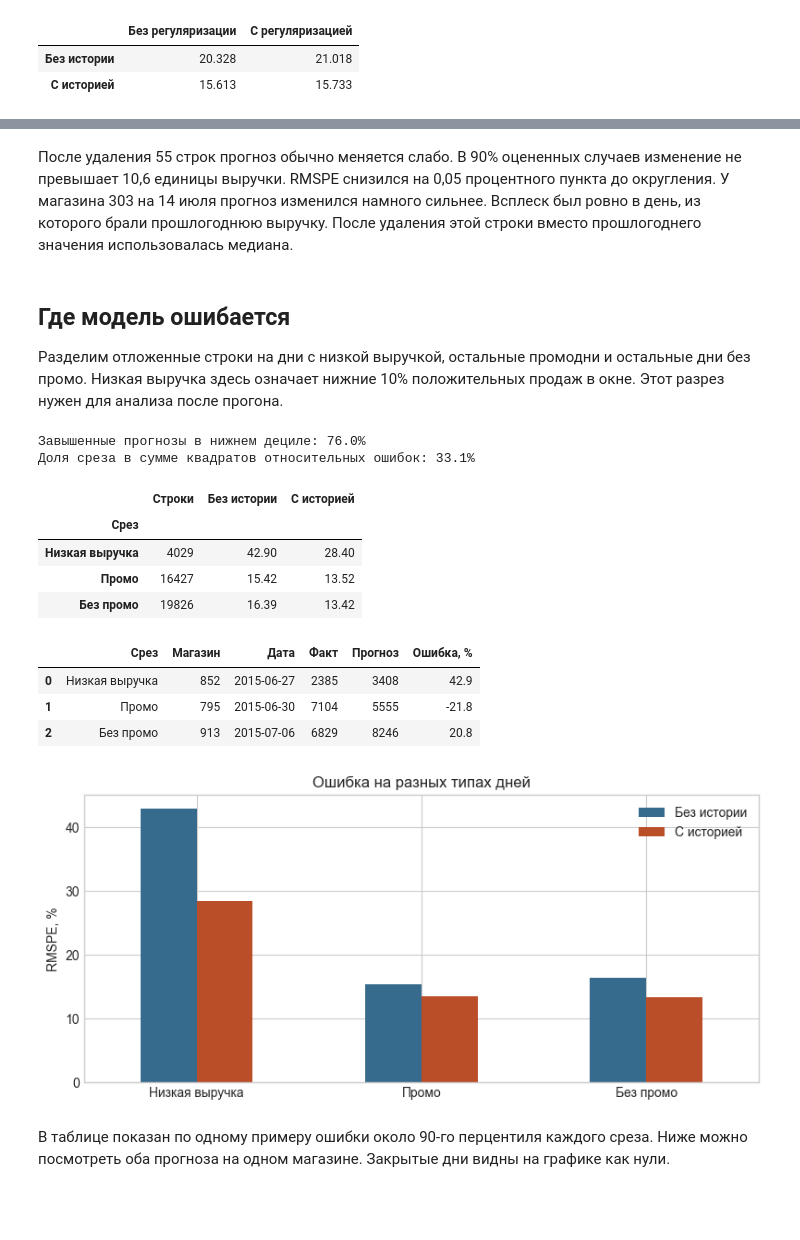
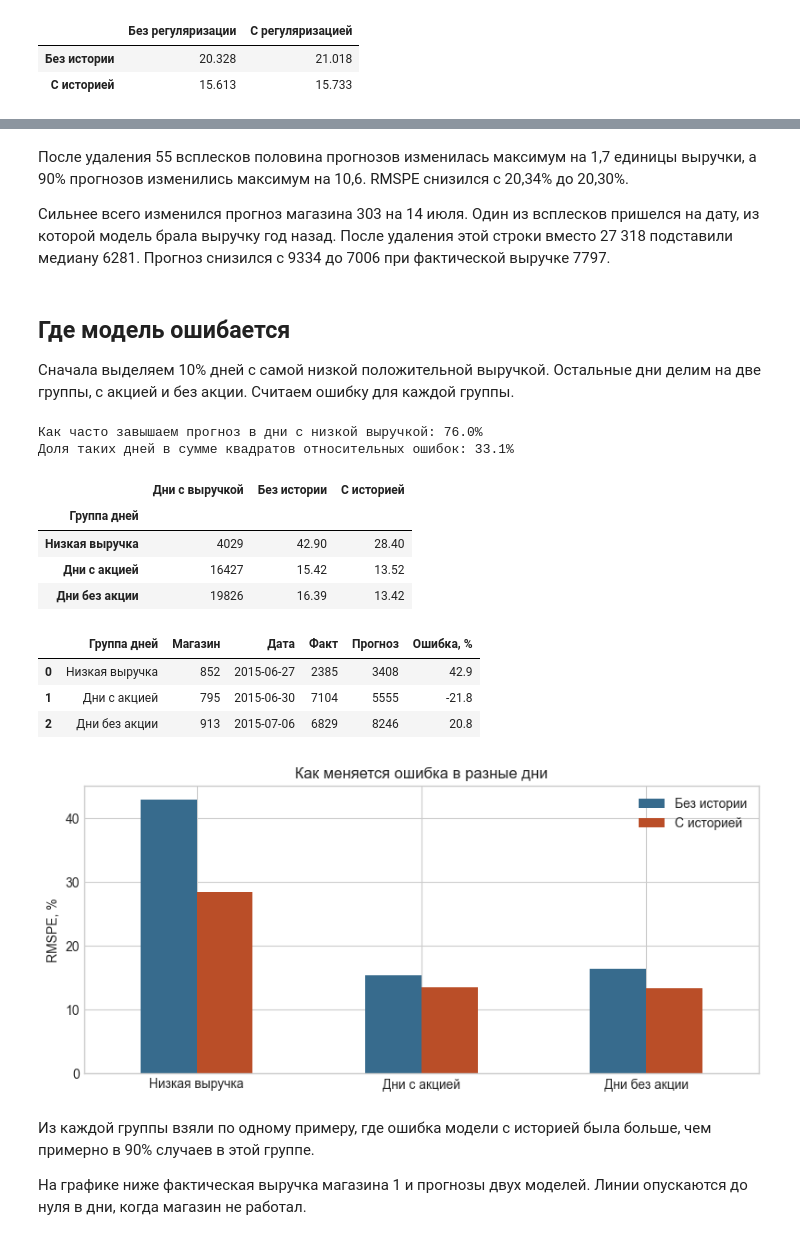
Before and after one commit to PikaChuChuMF/RnD-ML-Course-2026-2, a Jupyter notebook: notebooks/analysis.ipynb, the cells around one changed output, grey strips where cells are left out. Drawn from its saved outputs; the diff is of its cells as text; code cells hidden in the pictures; blank space fills up the shorter version.

```diff
--- a/notebooks/analysis.ipynb
+++ b/notebooks/analysis.ipynb
@@ -157,14 +158,14 @@ display(comparison.round(3))
 labels = {
     "trend": "Без тренда / с трендом",
     "last_year": "Без прошлого года / с прошлым годом",
-    "spikes": "Среднее / медиана на магазинах со всплесками",
+    "spikes": "Среднее / медиана для магазинов со всплесками",
 }
 checks = []
 for key, label in labels.items():
     first, second = report["research_checks"][key].values()
     checks.append({
         "Сравнение": label,
-        "Строки": first["rows"],
+        "Дни с выручкой": first["rows"],
         "RMSPE варианта 1, %": first["rmspe"] * 100,
         "RMSPE варианта 2, %": second["rmspe"] * 100,
     })
@@ -224,66 +224,67 @@ plt.show()
 # %% [markdown]
-После удаления 55 строк прогноз обычно меняется слабо. В 90% оцененных случаев изменение не превышает 10,6 единицы выручки. RMSPE снизился на 0,05 процентного пункта до округления.
-У магазина 303 на 14 июля прогноз изменился намного сильнее. Всплеск был ровно в день, из которого брали прошлогоднюю выручку. После удаления этой строки вместо прошлогоднего значения использовалась медиана.
+После удаления 55 всплесков половина прогнозов изменилась максимум на 1,7 единицы выручки, а 90% прогнозов изменились максимум на 10,6. RMSPE снизился с 20,34% до 20,30%.
+
+Сильнее всего изменился прогноз магазина 303 на 14 июля. Один из всплесков пришелся на дату, из которой модель брала выручку год назад. После удаления этой строки вместо 27 318 подставили медиану 6281. Прогноз снизился с 9334 до 7006 при фактической выручке 7797.
 # %% [markdown]
 ## Где модель ошибается
 
-Разделим отложенные строки на дни с низкой выручкой, остальные промодни и остальные дни без промо.
-Низкая выручка здесь означает нижние 10% положительных продаж в окне. Этот разрез нужен для анализа после прогона.
+Сначала выделяем 10% дней с самой низкой положительной выручкой. Остальные дни делим на две группы, с акцией и без акции. Считаем ошибку для каждой группы.
 # %%
 low = scored["Sales"] <= scored["Sales"].quantile(0.10)
 groups = {
     "Низкая выручка": scored.loc[low],
-    "Промо": scored.loc[~low & scored["Promo"].eq(1)],
-    "Без промо": scored.loc[~low & scored["Promo"].eq(0)],
+    "Дни с акцией": scored.loc[~low & scored["Promo"].eq(1)],
+    "Дни без акции": scored.loc[~low & scored["Promo"].eq(0)],
 }
 
 slices = []
 examples = []
 for label, rows in groups.items():
     errors = rows[list(names)].sub(rows["Sales"], axis=0).div(rows["Sales"], axis=0)
     rmspe = errors.pow(2).mean().pow(0.5).mul(100)
-    slices.append({"Срез": label, "Строки": len(rows), **rmspe.rename(names).to_dict()})
+    slices.append({"Группа дней": label, "Дни с выручкой": len(rows), **rmspe.rename(names).to_dict()})
     relative = errors["with_history"].abs()
     example = rows.loc[(relative - relative.quantile(0.9)).abs().idxmin()]
     examples.append({
-        "Срез": label,
+        "Группа дней": label,
         "Магазин": example["Store"],
         "Дата": example["Date"].date(),
         "Факт": example["Sales"],
         "Прогноз": round(example["with_history"]),
         "Ошибка, %": round(100 * (example["with_history"] / example["Sales"] - 1), 1),
     })
 
-by_slice = pd.DataFrame(slices).set_index("Срез")
+by_slice = pd.DataFrame(slices).set_index("Группа дней")
 signed_error = scored["with_history"] / scored["Sales"] - 1
 overprediction = signed_error.loc[low].gt(0).mean()
 error_share = signed_error.loc[low].pow(2).sum() / signed_error.pow(2).sum()
-print(f"Завышенные прогнозы в нижнем дециле: {overprediction:.1%}")
-print(f"Доля среза в сумме квадратов относительных ошибок: {error_share:.1%}")
+print(f"Как часто завышаем прогноз в дни с низкой выручкой: {overprediction:.1%}")
+print(f"Доля таких дней в сумме квадратов относительных ошибок: {error_share:.1%}")
 display(by_slice.round(2))
 display(pd.DataFrame(examples))
 ax = by_slice[list(names.values())].plot(
     kind="bar", rot=0, figsize=(8, 3.8), color=["#376b8d", "#ba4e28"]
 )
-ax.set(title="Ошибка на разных типах дней", xlabel="", ylabel="RMSPE, %")
+ax.set(title="Как меняется ошибка в разные дни", xlabel="", ylabel="RMSPE, %")
 plt.tight_layout()
 plt.show()
 # %% [output]
-Завышенные прогнозы в нижнем дециле: 76.0%
-Доля среза в сумме квадратов относительных ошибок: 33.1%
+Как часто завышаем прогноз в дни с низкой выручкой: 76.0%
+Доля таких дней в сумме квадратов относительных ошибок: 33.1%
-|  | Строки | Без истории | С историей |
-| Срез |  |  |  |
+|  | Дни с выручкой | Без истории | С историей |
+| Группа дней |  |  |  |
 | Низкая выручка | 4029 | 42.90 | 28.40 |
-| Промо | 16427 | 15.42 | 13.52 |
-| Без промо | 19826 | 16.39 | 13.42 |
+| Дни с акцией | 16427 | 15.42 | 13.52 |
+| Дни без акции | 19826 | 16.39 | 13.42 |
-|  | Срез | Магазин | Дата | Факт | Прогноз | Ошибка, % |
+|  | Группа дней | Магазин | Дата | Факт | Прогноз | Ошибка, % |
 | 0 | Низкая выручка | 852 | 2015-06-27 | 2385 | 3408 | 42.9 |
-| 1 | Промо | 795 | 2015-06-30 | 7104 | 5555 | -21.8 |
-| 2 | Без промо | 913 | 2015-07-06 | 6829 | 8246 | 20.8 |
+| 1 | Дни с акцией | 795 | 2015-06-30 | 7104 | 5555 | -21.8 |
+| 2 | Дни без акции | 913 | 2015-07-06 | 6829 | 8246 | 20.8 |
-[figure, old version]
+[figure, new version]
 # %% [markdown]
-В таблице показан по одному примеру ошибки около 90-го перцентиля каждого среза.
-Ниже можно посмотреть оба прогноза на одном магазине. Закрытые дни видны на графике как нули.
+Из каждой группы взяли по одному примеру, где ошибка модели с историей была больше, чем примерно в 90% случаев в этой группе.
+
+На графике ниже фактическая выручка магазина 1 и прогнозы двух моделей. Линии опускаются до нуля в дни, когда магазин не работал.
 # %%
 store_id = predictions["Store"].min()
 store = predictions.loc[predictions["Store"] == store_id].sort_values("Date").set_index("Date")
```
Also changed, not shown: parts of 17 cells of this notebook, 1 other file.
